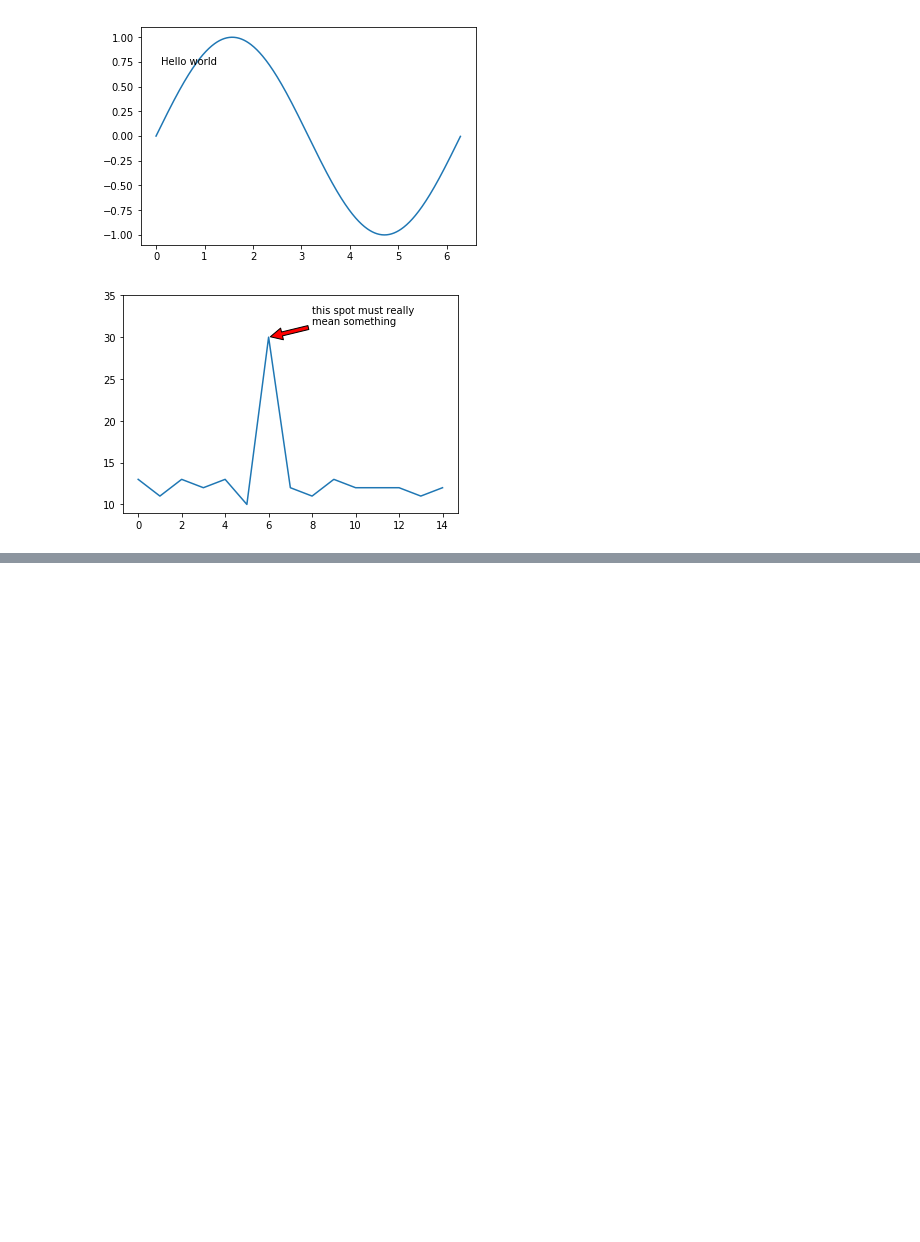
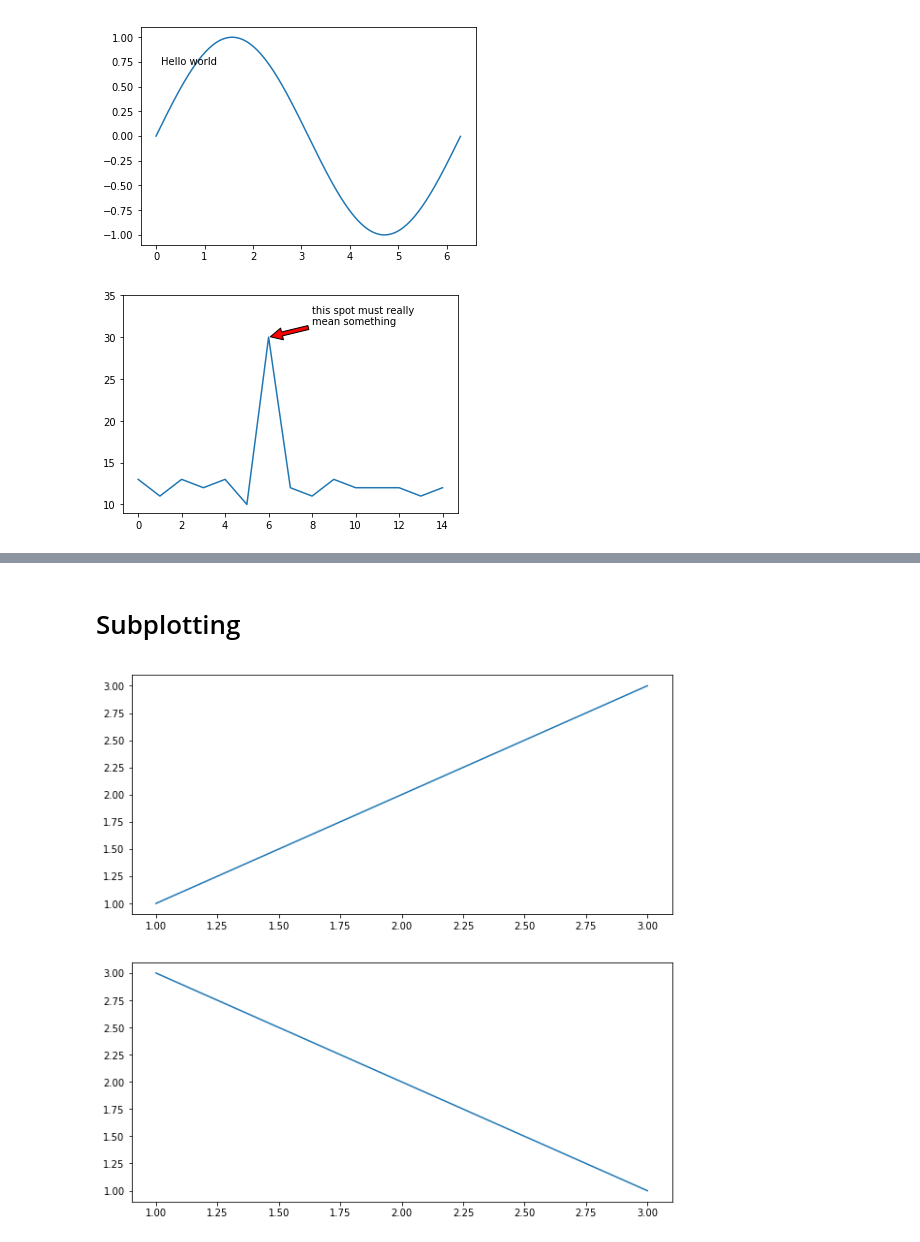
Before and after one commit to Younes-Charfaoui/ML-Projects, a Jupyter notebook: matplotlib/Matplotlib.ipynb, the cells around one changed output, grey strips where cells are left out. Cells and saved outputs as stored; diff of their text form; code cells hidden in the pictures; blank space fills up the shorter version.

Commit message:
Adding Subploting Section

```diff
--- a/matplotlib/Matplotlib.ipynb
+++ b/matplotlib/Matplotlib.ipynb
@@ -138,0 +107,11 @@ plt.show()
+# %% [markdown]
+ # Subplotting
+# %%
+fig = plt.figure(figsize=(10,10))
+ax1 = fig.add_subplot(211)
+ax1.plot([1, 2, 3], [1, 2, 3])
+ax2 = fig.add_subplot(212)
+ax2.plot([1, 2, 3], [3, 2, 1])
+plt.show()
+# %% [output]
+[figure, added]
```
Also changed, not shown: parts of 4 cells of this notebook.
